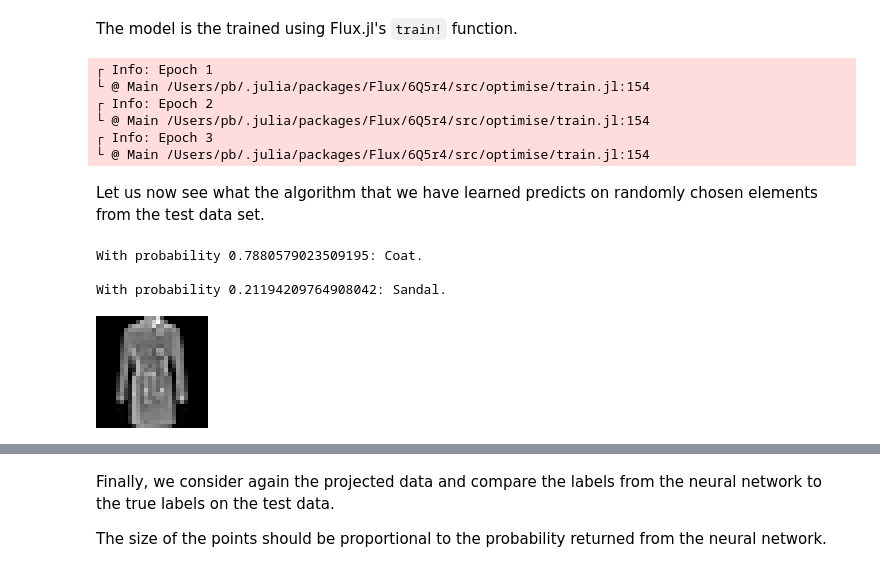
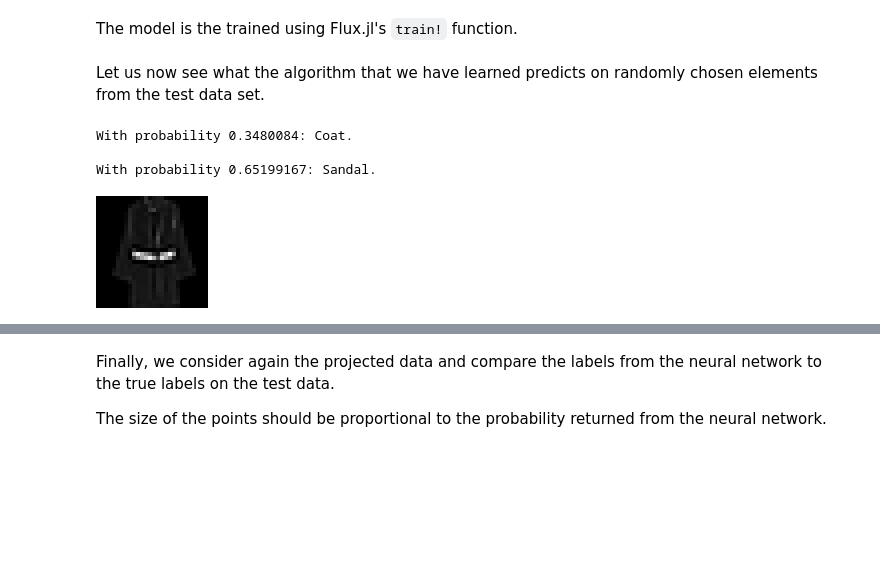
Before and after one commit to PBrdng/MathData-SoSe22, a Jupyter notebook: Notebooks/05-classification.ipynb, the cells around one changed output, grey strips where cells are left out. Cells and saved outputs as stored; diff of their text form; code cells hidden in the pictures; blank space fills up the shorter version.

```diff
--- a/Notebooks/05-classification.ipynb
+++ b/Notebooks/05-classification.ipynb
@@ -17,8 +17,11 @@ We consider the [FashionMNIST](https://github.com/zalandoresearch/fashion-mnist)
 It contains images of Fashion items from 9 categories.
 
 In Julia this dataset can be loaded through the [MLDatasets](https://github.com/JuliaML/MLDatasets.jl) package.
-# %%
-X_all, Y_all = FashionMNIST.traindata();
+# %%
+# erlauben, dass das Dataset automatisch heruntergeladen wird
+ENV["DATADEPS_ALWAYS_ACCEPT"] = true
+
+X_all, Y_all = FashionMNIST(split=:train)[:];
 # %% [markdown]
 Now, `X_all` contains the input data and `Y_all` the output data of the training data in the `FashionMNIST` dataset.
 
@@ -349,24 +357,19 @@ opt = ADAM();
 # %% [markdown]
 The model is the trained using Flux.jl's `train!` function.
 # %%
-Flux.@epochs 3 Flux.train!(loss, ps, dataset, opt)
+for epoch in 1:3
+    Flux.train!(loss, NN, dataset, opt)
+end
-# %% [output]
-┌ Info: Epoch 1
-└ @ Main /Users/pb/.julia/packages/Flux/6Q5r4/src/optimise/train.jl:154
-┌ Info: Epoch 2
-└ @ Main /Users/pb/.julia/packages/Flux/6Q5r4/src/optimise/train.jl:154
-┌ Info: Epoch 3
-└ @ Main /Users/pb/.julia/packages/Flux/6Q5r4/src/optimise/train.jl:154
 # %% [markdown]
 Let us now see what the algorithm that we have learned predicts on randomly chosen elements from the test data set.
 # %%
 ℓ = rand(1:n)
 p = NN(X_test_vec[ℓ])
 println("With probability $(p[1]): Coat.\n")
 println("With probability $(p[2]): Sandal.\n")
-FashionMNIST.convert2image(X_test[:,:,ℓ])
+convert2image(FashionMNIST, X_test[:,:,ℓ])
 # %% [output]
-With probability 0.7880579023509195: Coat.
+With probability 0.3480084: Coat.
 
-With probability 0.21194209764908042: Sandal.
+With probability 0.65199167: Sandal.
-[figure, old version]
+[figure, new version]
```
Also changed, not shown: parts of 17 cells of this notebook, 4 other files.
